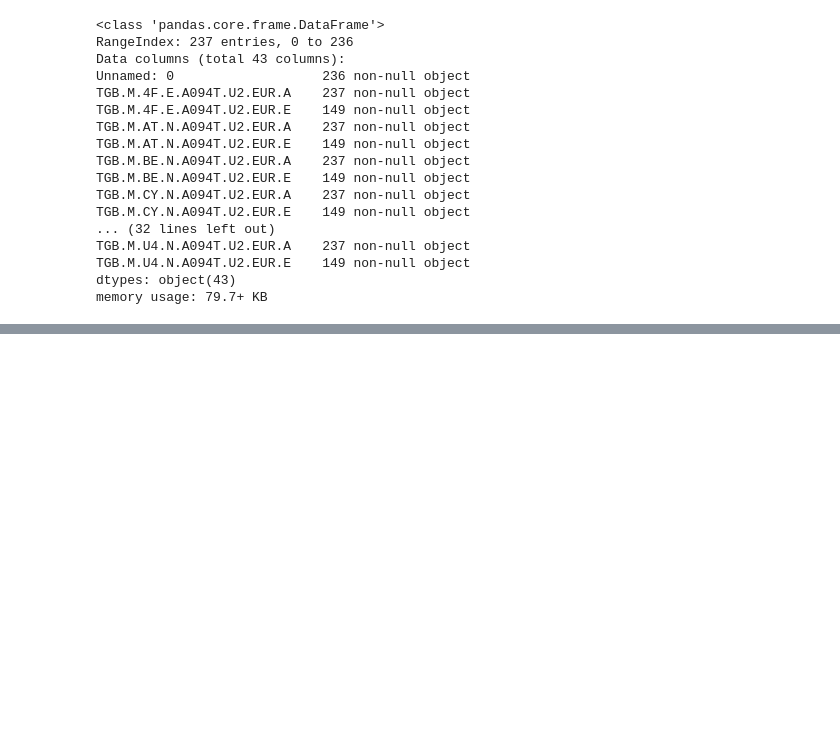
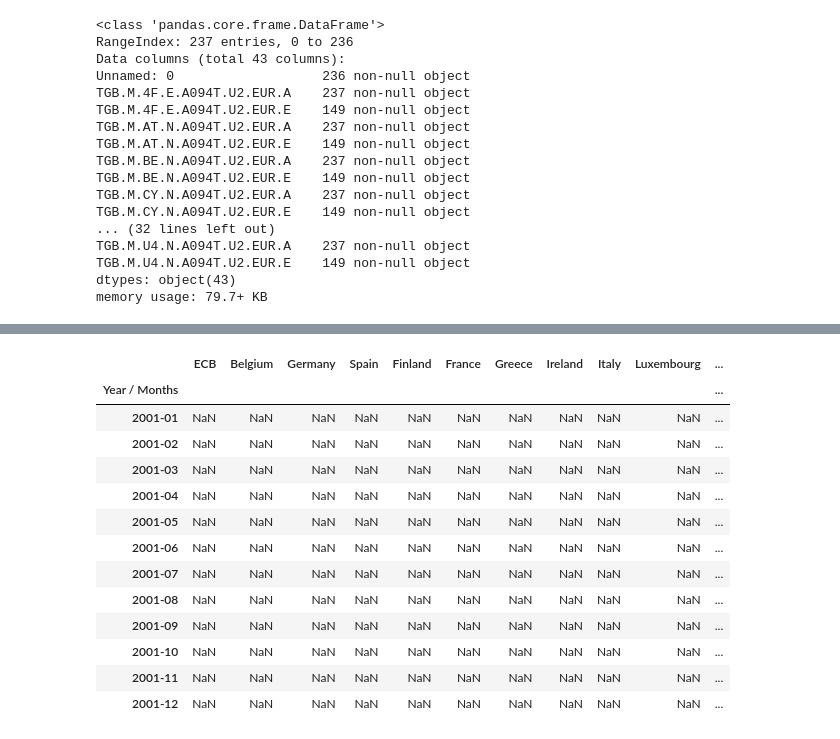
Before and after one commit to claudia-chehade/economy_matters, a Jupyter notebook: _notebooks/2020-08-24-target2.ipynb, the cells around one changed output, grey strips where cells are left out. Saved outputs shown, nothing was run; the diff lists cells and outputs as text; code cells hidden in the pictures; blank space fills up the shorter version.

Commit message:
change target2 post, add end_of_period

```diff
--- a/_notebooks/2020-08-24-target2.ipynb
+++ b/_notebooks/2020-08-24-target2.ipynb
@@ -165,3 +125,5 @@ df_average
 # %%
 # hide
 df_average.rename(columns={'European Central Bank (ECB), ECB, Average of observations through period': 'ECB'}, inplace=True)
+df_end_period.rename(columns={'European Central Bank (ECB), ECB, End of period': 'ECB'}, inplace=True)
+df_end_period.columns
@@ -232,3 +134,31 @@ df_average = df_average.astype(float)
+# %%
+# hide
+def clean(df_data):
+    df_data.replace(to_replace='-', value='0', inplace=True)
+    # convert objects to floats
+    df_data = df_data.astype(float)
+    df_data.sort_index(axis=0, ascending=True, inplace=True)
+    df_data.index.name = 'Year / Months'
+    return df_data
+
+df_average = clean(df_average)
+df_end_period = clean(df_end_period)
+df_end_period.head(12)
+# %% [output]
+|  | ECB | Belgium | Germany | Spain | Finland | France | Greece | Ireland | Italy | Luxembourg | ... |
+| Year / Months |  |  |  |  |  |  |  |  |  |  | ... |
+| 2001-01 | NaN | NaN | NaN | NaN | NaN | NaN | NaN | NaN | NaN | NaN | ... |
+| 2001-02 | NaN | NaN | NaN | NaN | NaN | NaN | NaN | NaN | NaN | NaN | ... |
+| 2001-03 | NaN | NaN | NaN | NaN | NaN | NaN | NaN | NaN | NaN | NaN | ... |
+| 2001-04 | NaN | NaN | NaN | NaN | NaN | NaN | NaN | NaN | NaN | NaN | ... |
+| 2001-05 | NaN | NaN | NaN | NaN | NaN | NaN | NaN | NaN | NaN | NaN | ... |
+| 2001-06 | NaN | NaN | NaN | NaN | NaN | NaN | NaN | NaN | NaN | NaN | ... |
+| 2001-07 | NaN | NaN | NaN | NaN | NaN | NaN | NaN | NaN | NaN | NaN | ... |
+| 2001-08 | NaN | NaN | NaN | NaN | NaN | NaN | NaN | NaN | NaN | NaN | ... |
+| 2001-09 | NaN | NaN | NaN | NaN | NaN | NaN | NaN | NaN | NaN | NaN | ... |
+| 2001-10 | NaN | NaN | NaN | NaN | NaN | NaN | NaN | NaN | NaN | NaN | ... |
+| 2001-11 | NaN | NaN | NaN | NaN | NaN | NaN | NaN | NaN | NaN | NaN | ... |
+| 2001-12 | NaN | NaN | NaN | NaN | NaN | NaN | NaN | NaN | NaN | NaN | ... |
 # %%
 # hide
 df_average.describe()
```
Also changed, not shown: parts of 30 cells of this notebook, 2 other files.
